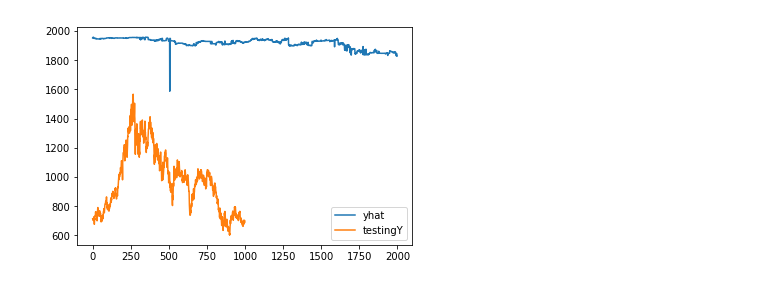
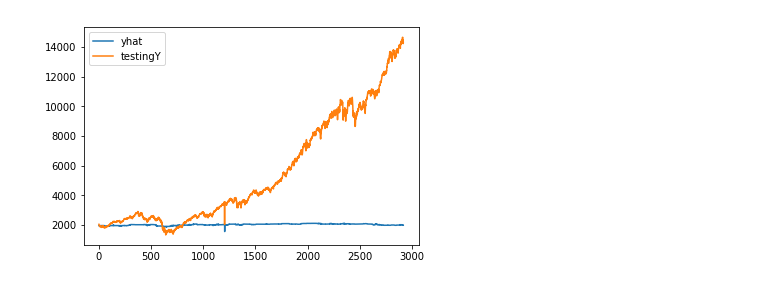
Before and after one commit to rafamph/keras_nyse_rnn, a Jupyter notebook: DAILY_NYSE_RNN.ipynb, the cells around one changed output. Cells and saved outputs as stored; diff of their text form; code cells hidden in the pictures.

```diff
--- a/DAILY_NYSE_RNN.ipynb
+++ b/DAILY_NYSE_RNN.ipynb
@@ -49,10 +61,10 @@ validate_data_sum = my_data_frame_sum.iloc[5000:]
 my_x = working_data.iloc[:,1:]
 my_y = working_data_sum
 # %%
-trainingX, trainingY = next_batch(my_x, my_y, 4000, 100)
-testingX, testingY = next_batch(my_x, my_y, 1000, 100)
+trainingX, trainingY = next_batch2(my_x, my_y, 100)
+testingX, testingY = next_batch2(my_x, my_y, 100)
 # %%
-validateX, validateY = next_batch(validate_data.iloc[:,1:], validate_data_sum, 2000, 100)
+validateX, validateY = next_batch2(validate_data.iloc[:,1:], validate_data_sum, 100)
 # %%
 import pandas as pd
 from numpy import concatenate
@@ -72,14 +84,15 @@ from keras import backend as K; K.set_session(K.tf.Session(config=K.tf.ConfigPro
 # %%
 # design network
 model = Sequential()
-model.add(LSTM(200, input_shape=(trainingX.shape[1], trainingX.shape[2])))
+model.add(LSTM(100, return_sequences=True, input_shape=(trainingX.shape[1], trainingX.shape[2])))
 model.add(Dropout(.3))
+model.add(LSTM(100))
 model.add(Dense(1))
 # %%
 #model.add(Dense(50,activation='softmax'))
 model.compile(loss='mae', optimizer='adam')
 # fit network
-history = model.fit(trainingX, trainingY, epochs=13000, batch_size=50, validation_data=(testingX, testingY), verbose=2, shuffle=False)
+history = model.fit(trainingX, trainingY, epochs=20000, batch_size=50, validation_data=(testingX, testingY), verbose=2, shuffle=False)
 # plot history
 pyplot.plot(history.history['loss'], label='train')
 pyplot.plot(history.history['val_loss'], label='test')
@@ -111,8 +124,8 @@ np.savetxt("testingX.csv", validateX.flatten(), delimiter=",")
 np.savetxt("testingY.csv", validateY.flatten(), delimiter=",")
 # %%
 pyplot.plot(yhat.flatten(), label='yhat')
-pyplot.plot(testingY.flatten(), label='testingY')
+pyplot.plot(validateY.flatten(), label='testingY')
 pyplot.legend()
 pyplot.show()
 # %% [output]
-[figure, old version]
+[figure, new version]
```
Also changed, not shown: parts of 5 cells of this notebook.
